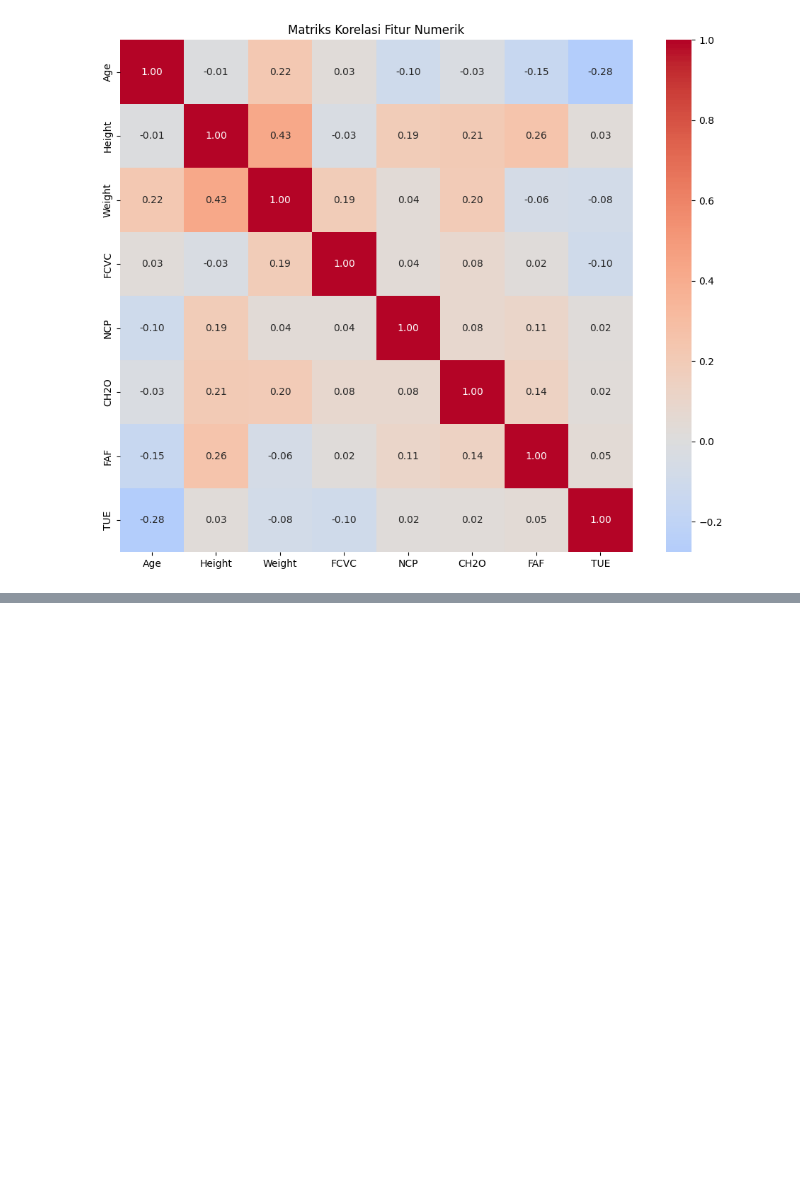
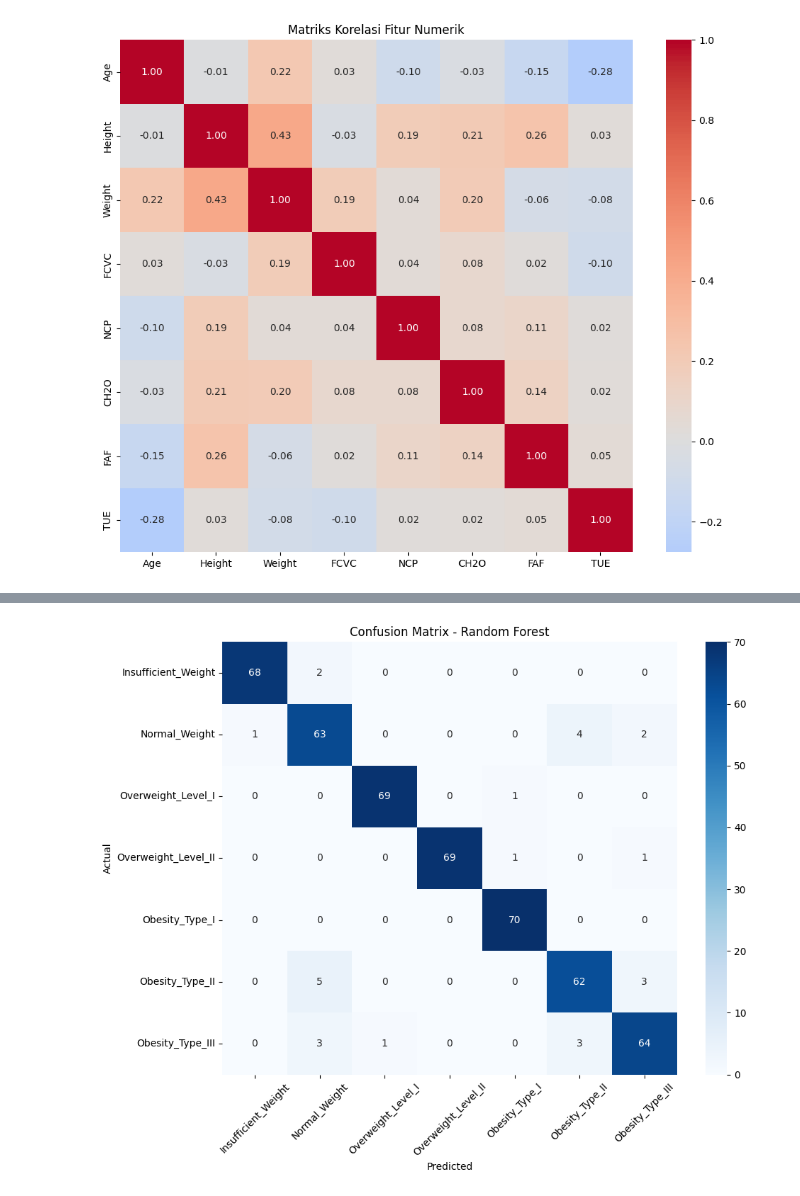
Before and after one commit to Syifaaryanta/Capstone_Bengkod_DS01, a Jupyter notebook: Obesity.ipynb, the cells around one changed output, grey strips where cells are left out. Saved outputs shown, nothing was run; the diff lists cells and outputs as text; code cells hidden in the pictures; blank space fills up the shorter version.

Commit message:
Pengembangan model Random Forest dan Prediksi Obesitas

```diff
--- a/Obesity.ipynb
+++ b/Obesity.ipynb
@@ -424,0 +537,26 @@ plt.show()
+# %%
+# EVALUASI MODEL
+
+# Prediksi pada data testing
+start_time = time.time()
+y_pred = model_rf.predict(X_test)
+end_time = time.time()
+prediction_time = end_time - start_time
+
+# Hitung berbagai metrik
+accuracy = accuracy_score(y_test, y_pred)
+precision = precision_score(y_test, y_pred, average='weighted')
+recall = recall_score(y_test, y_pred, average='weighted')
+f1 = f1_score(y_test, y_pred, average='weighted')
+
+print("PERFORMA MODEL RANDOM FOREST:")
+print("-" * 50)
+print(f"Akurasi     : {accuracy:.4f}")
+print(f"Precision   : {precision:.4f}")
+print(f"Recall      : {recall:.4f}")
+print(f"F1-Score    : {f1:.4f}")
+
+target_names = ['Insufficient_Weight', 'Normal_Weight', 'Overweight_Level_I',
+                'Overweight_Level_II', 'Obesity_Type_I', 'Obesity_Type_II', 'Obesity_Type_III']
+
+print(classification_report(y_test, y_pred, target_names=target_names))
@@ -424,0 +583,17 @@ plt.show()
+# %%
+# Confusion Matrix
+cm = confusion_matrix(y_test, y_pred)
+
+# Visualisasi Confusion Matrix
+plt.figure(figsize=(10, 8))
+sns.heatmap(cm, annot=True, fmt='d', cmap='Blues',
+            xticklabels=target_names, yticklabels=target_names)
+plt.title('Confusion Matrix - Random Forest')
+plt.xlabel('Predicted')
+plt.ylabel('Actual')
+plt.xticks(rotation=45)
+plt.yticks(rotation=0)
+plt.tight_layout()
+plt.show()
+# %% [output]
+[figure, added]
```
Also changed, not shown: parts of 16 cells of this notebook, 2 other files.
